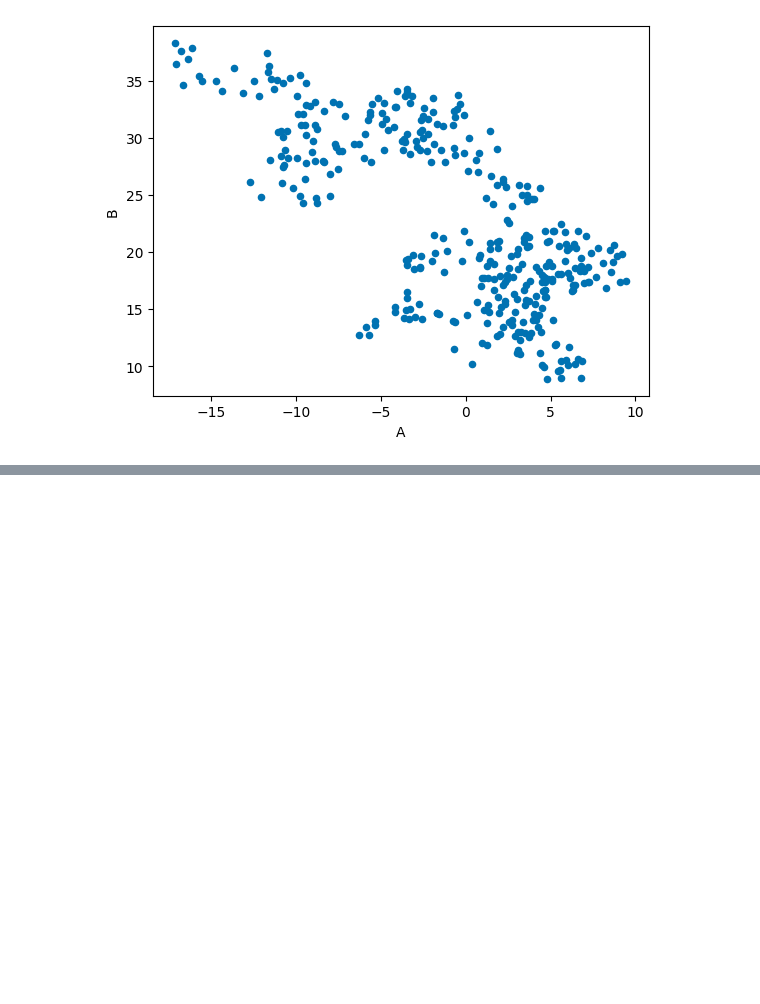
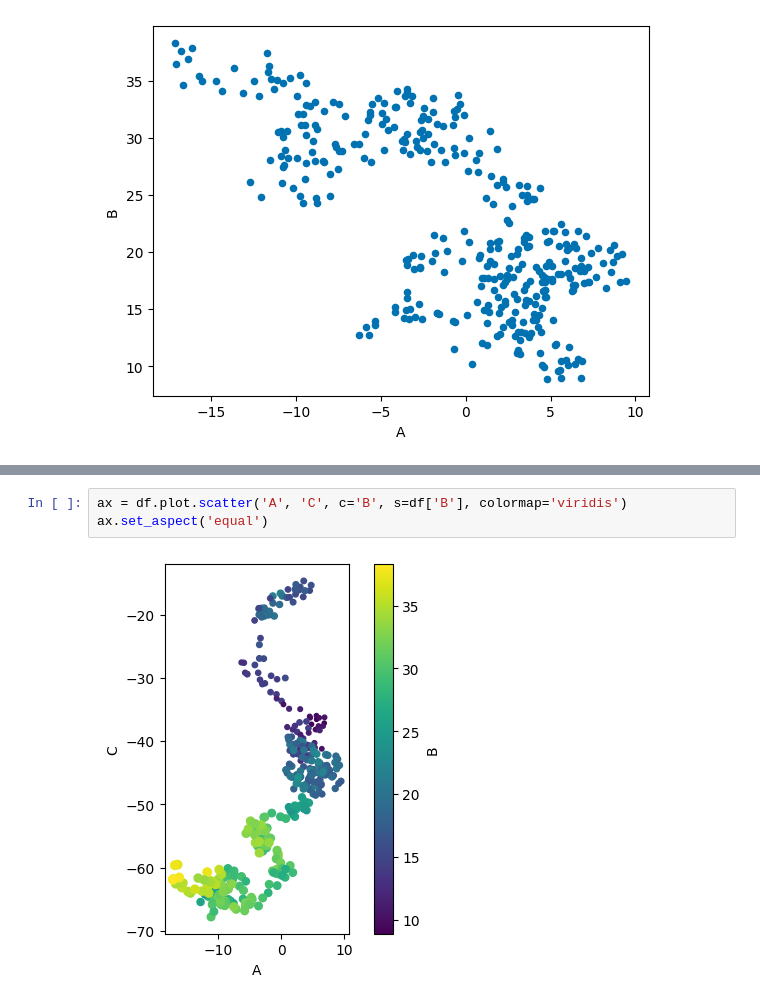
Before and after one commit to Zainab-Ayoub/dataScienceProblems, a Jupyter notebook: plottingWithPandas.ipynb, the cells around one changed output, grey strips where cells are left out. Cells and saved outputs as stored; diff of their text form; blank space fills up the shorter version.

```diff
--- a/plottingWithPandas.ipynb
+++ b/plottingWithPandas.ipynb
@@ -52,0 +63,5 @@ df.plot('A', 'B', kind='scatter')
+# %%
+ax = df.plot.scatter('A', 'C', c='B', s=df['B'], colormap='viridis')
+ax.set_aspect('equal')
+# %% [output]
+[figure, added]
```
Also changed, not shown: parts of 5 cells of this notebook.
